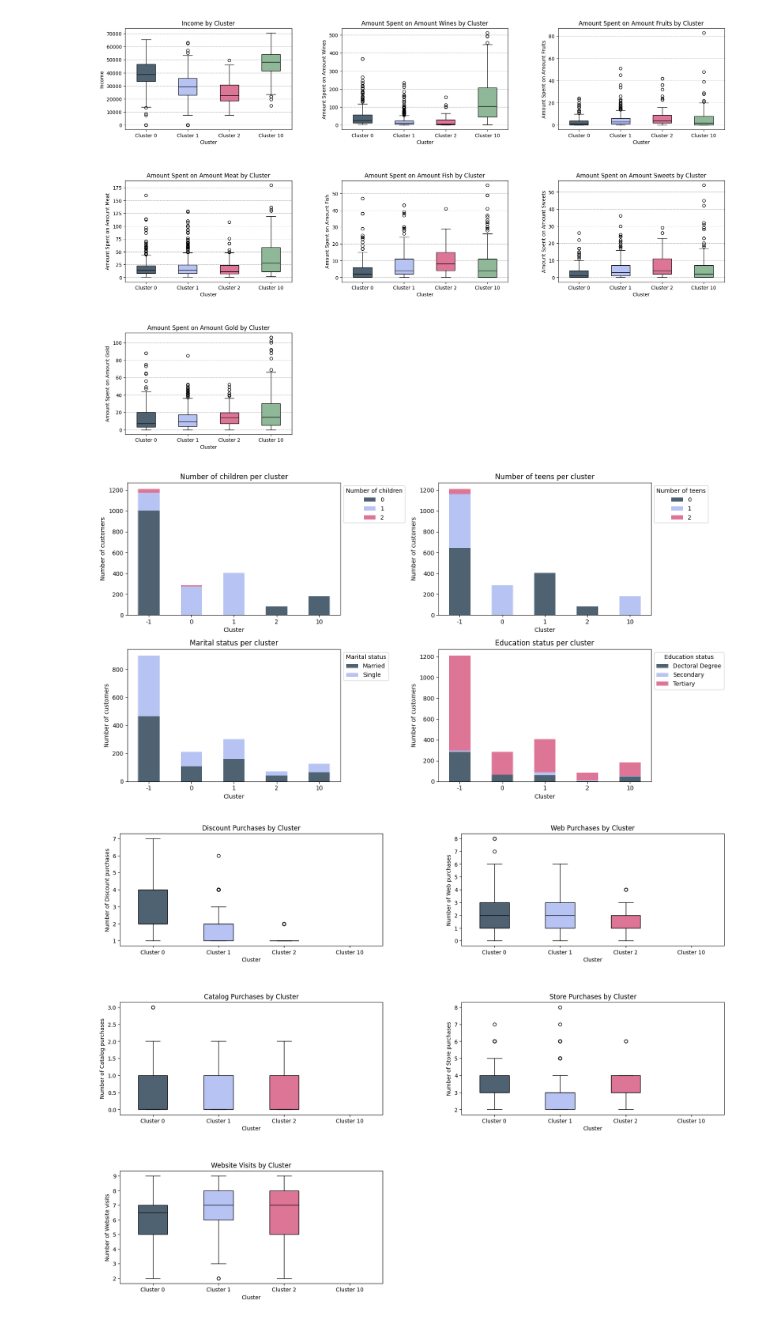
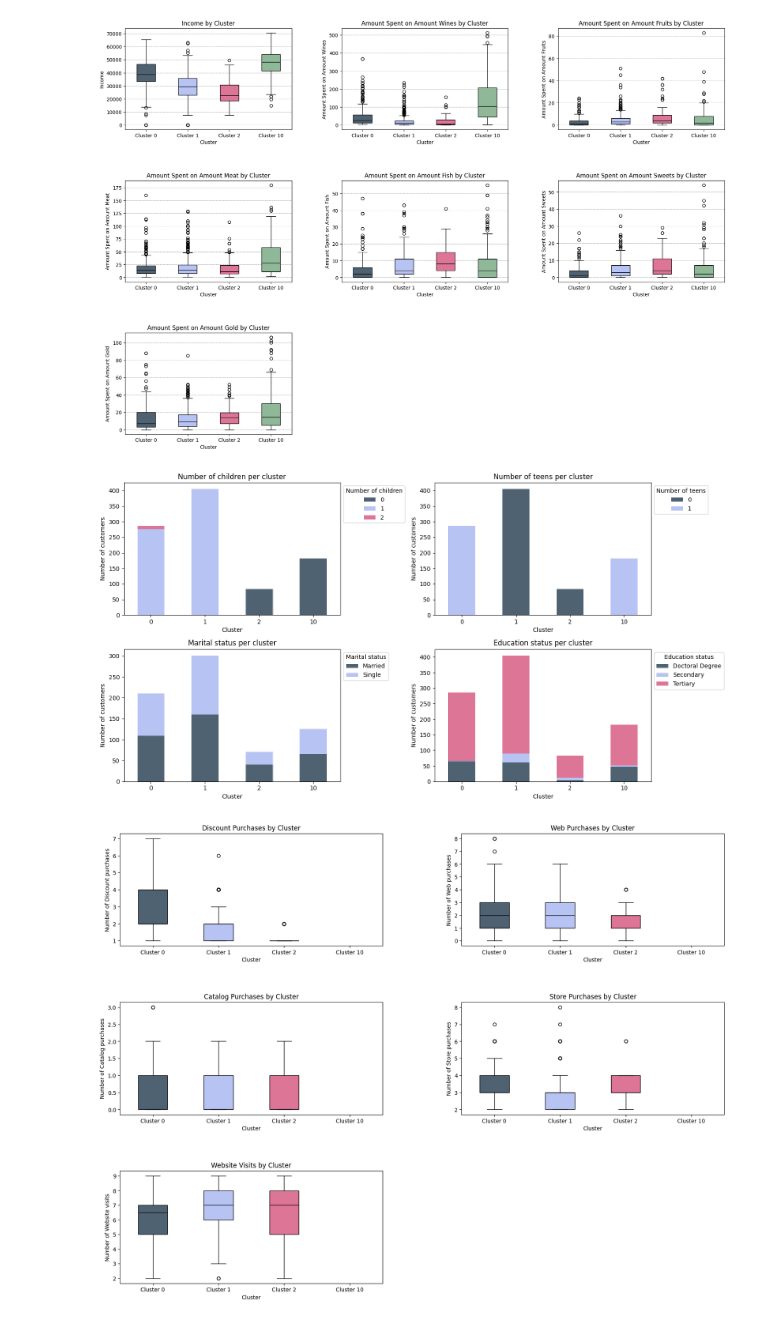
Before and after one commit to dalimvc/DS-Mini-project, a Jupyter notebook: miniProjectAssignmentDaliborMirkovic.ipynb, the cells around one changed output. Drawn from its saved outputs; the diff is of its cells as text; code cells hidden in the pictures.

```diff
--- a/miniProjectAssignmentDaliborMirkovic.ipynb
+++ b/miniProjectAssignmentDaliborMirkovic.ipynb
@@ -1115,56 +1115,57 @@ plt.show()
 # %% [output]
 [figure]
 # %%
+# Exclude cluster -1
+df_filtered = df[df['Cluster'] != -1]
 
-#my colors for the plots
+# Your colors for the plots
 my_colors = ['#4F6272', '#B7C3F3', '#DD7596', '#8EB897', '#FFC857', '#119DA4', '#19647E', '#FF6F61', '#6A0572']
 
-#creating a 2X2 plot
+# Creating a 2x2 plot
 figure, axs = plt.subplots(2, 2, figsize=(15, 8))
 axs = axs.flatten()
 
-#first plot: number of children per cluster
-children_at_home = df[df['Kids_at_home'].isin([0, 1, 2, 3])].groupby(['Cluster', 'Kids_at_home']).size().unstack()
-#plotting the bar plot
+# First plot: number of children per cluster
+children_at_home = df_filtered[df_filtered['Kids_at_home'].isin([0, 1, 2, 3])].groupby(['Cluster', 'Kids_at_home']).size().unstack()
+# Plotting the bar plot
 children_at_home.plot(kind='bar', stacked=True, color=my_colors[:len(children_at_home.columns)], ax=axs[0])
 axs[0].set_title("Number of children per cluster")
 axs[0].set_xlabel("Cluster")
 axs[0].set_ylabel("Number of customers")
 axs[0].xaxis.set_tick_params(rotation=0)
 axs[0].legend(title="Number of children", bbox_to_anchor=(1.0, 1), loc='upper left')
 
-#second plot: number of teens per cluster
-teens_at_home = df[df['Teens_at_home'].isin([0, 1, 2, 3])].groupby(['Cluster', 'Teens_at_home']).size().unstack()
+# Second plot: number of teens per cluster
+teens_at_home = df_filtered[df_filtered['Teens_at_home'].isin([0, 1, 2, 3])].groupby(['Cluster', 'Teens_at_home']).size().unstack()
 teens_at_home.plot(kind='bar', stacked=True, color=my_colors[:len(teens_at_home.columns)], ax=axs[1])
 axs[1].set_title("Number of teens per cluster")
 axs[1].set_xlabel("Cluster")
 axs[1].set_ylabel("Number of customers")
 axs[1].xaxis.set_tick_params(rotation=0)
-axs[1].legend(title="Number of teens" , bbox_to_anchor=(1.0, 1), loc='upper left')
+axs[1].legend(title="Number of teens", bbox_to_anchor=(1.0, 1), loc='upper left')
 
-#third plot: marital status per cluster
-marital_status = df[df['Marital_Status'].isin(['Single', 'Together', 'Married', 'Divorced', 'Widow'])].groupby(['Cluster', 'Marital_Status']).size().unstack()
+# Third plot: marital status per cluster
+marital_status = df_filtered[df_filtered['Marital_Status'].isin(['Single', 'Together', 'Married', 'Divorced', 'Widow'])].groupby(['Cluster', 'Marital_Status']).size().unstack()
 marital_status.plot(kind='bar', stacked=True, color=my_colors[:len(marital_status.columns)], ax=axs[2])
 axs[2].set_title("Marital status per cluster")
 axs[2].set_xlabel("Cluster")
 axs[2].set_ylabel("Number of customers")
 axs[2].xaxis.set_tick_params(rotation=0)
-axs[2].legend(title="Marital status" , bbox_to_anchor=(1.0, 1), loc='upper left')
+axs[2].legend(title="Marital status", bbox_to_anchor=(1.0, 1), loc='upper left')
 
-#fourth plot: education status per cluster
-education_status = df[df['Education'].isin(['Secondary', 'Tertiary', 'Doctoral Degree'])].groupby(['Cluster', 'Education']).size().unstack()
+# Fourth plot: education status per cluster
+education_status = df_filtered[df_filtered['Education'].isin(['Secondary', 'Tertiary', 'Doctoral Degree'])].groupby(['Cluster', 'Education']).size().unstack()
 education_status.plot(kind='bar', stacked=True, color=my_colors[:len(education_status.columns)], ax=axs[3])
 axs[3].set_title("Education status per cluster")
 axs[3].set_xlabel("Cluster")
 axs[3].set_ylabel("Number of customers")
 axs[3].xaxis.set_tick_params(rotation=0)
 axs[3].legend(title="Education status", bbox_to_anchor=(1.0, 1), loc='upper left')
 
-
 plt.tight_layout()
 plt.show()
 # %% [output]
-[figure, old version]
+[figure, new version]
 # %%
 #specifying colors, columns and titles for the plots
 my_colors = ['#4F6272', '#B7C3F3', '#DD7596', '#8EB897', '#FFC857', '#119DA4', '#19647E', '#FF6F61', '#6A0572']
```
Also changed, not shown: parts of 2 cells of this notebook.
